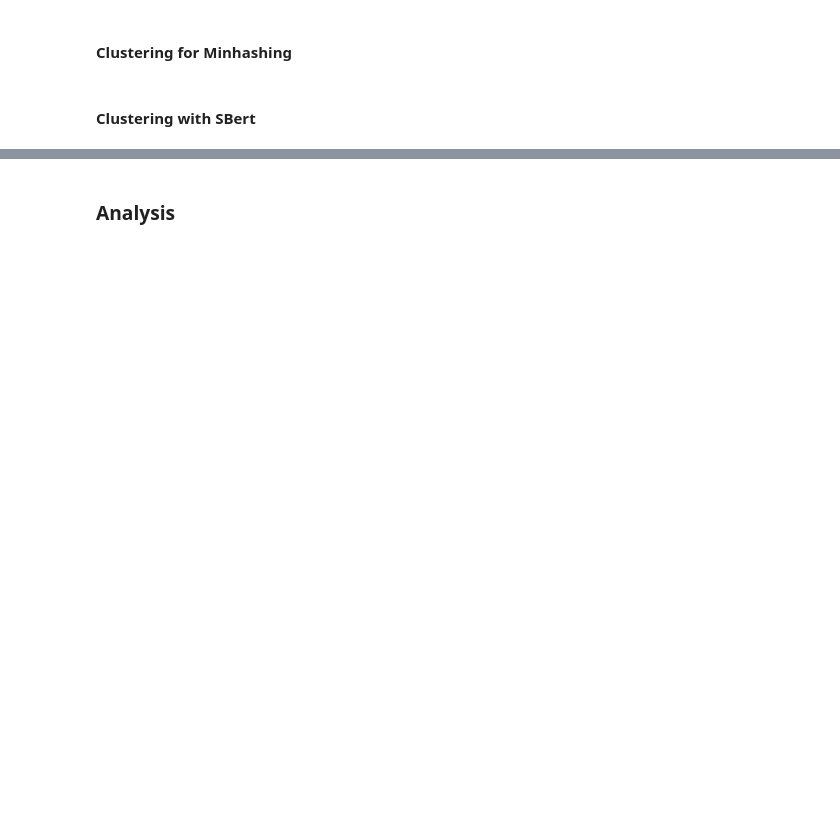
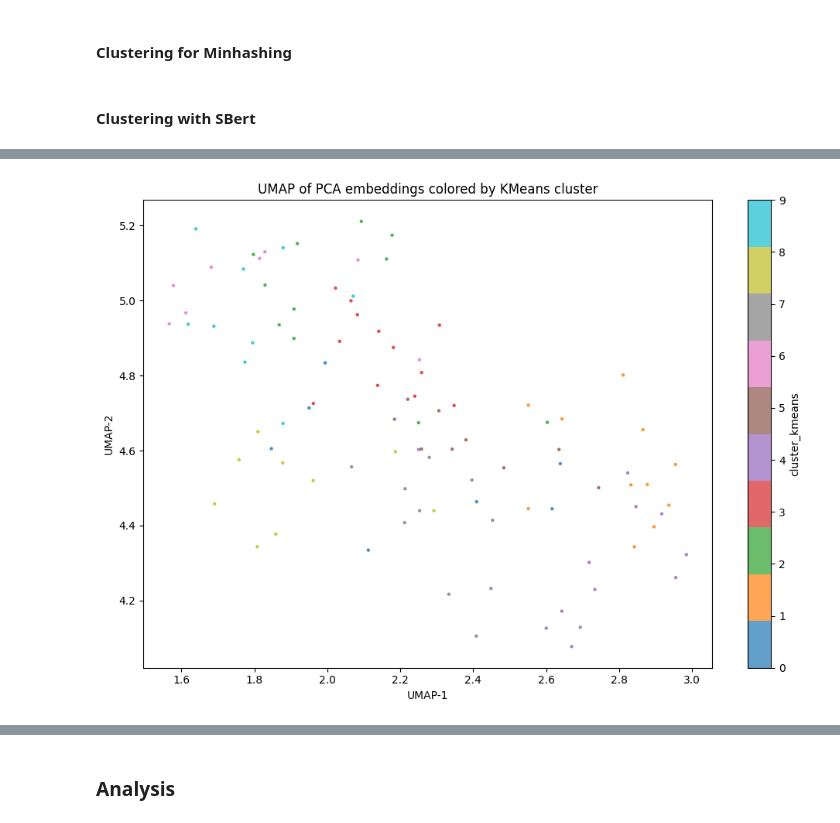
Before and after one commit to tanjapock/AmazonReview, a Jupyter notebook: book_reviews.ipynb, the cells around one changed output, grey strips where cells are left out. Drawn from its saved outputs; the diff is of its cells as text; code cells hidden in the pictures; blank space fills up the shorter version.

```diff
--- a/book_reviews.ipynb
+++ b/book_reviews.ipynb
@@ -168,7 +269,7 @@ reader = pd.read_csv(path_book_reviews, sep=",", encoding="utf-8", dtype=str, ke
 # %%
 # get texts and scores
-texts = reader["cleanText"].astype(str).tolist()
-score = reader["Id"].astype(str).tolist()
+texts = br_clean_en["cleanText"].astype(str).tolist()
+score = br_clean_en["Id"].astype(str).tolist()
 # %%
 embs = model.encode(
                 texts,
@@ -199,0 +339,14 @@ pq.write_table(table, "book_reviews_with_embeddings.parquet")
+# %%
+pca = PCA(n_components=50, random_state=42)
+X_pca = pca.fit_transform(embs).astype(np.float32)
+# %%
+# umap preprocessing for clustering
+reducer_15d = umap.UMAP(
+        n_neighbors=30,
+        min_dist=0.0,
+        n_components=15,
+        metric="cosine",
+        random_state=42,
+        init="random",
+    )
+X_umap15 = reducer_15d.fit_transform(X_pca)
@@ -199,0 +405,3 @@ pq.write_table(table, "book_reviews_with_embeddings.parquet")
+# %%
+kmeans = KMeans(n_clusters=10, n_init="auto", random_state=42)
+labels_kmeans = kmeans.fit_predict(X_umap15)
@@ -199,0 +448,22 @@ pq.write_table(table, "book_reviews_with_embeddings.parquet")
+# %%
+# UMAP for k-means
+plt.figure(figsize=(10, 7))
+sc = plt.scatter(
+    X_umap15[:, 0],
+    X_umap15[:, 1],
+    c=labels_kmeans,
+    s=5,
+    alpha=0.7,
+    cmap="tab10"
+)
+plt.colorbar(sc, label="cluster_kmeans")
+plt.title("UMAP of PCA embeddings colored by KMeans cluster")
+plt.xlabel("UMAP-1")
+plt.ylabel("UMAP-2")
+plt.tight_layout()
+#out_path = "umap_pca_clusters_kmeans_100.png"
+#plt.savefig(out_path, dpi=300)
+plt.show()
+plt.close()
+# %% [output]
+[figure, added]
```
Also changed, not shown: parts of 29 cells of this notebook.
